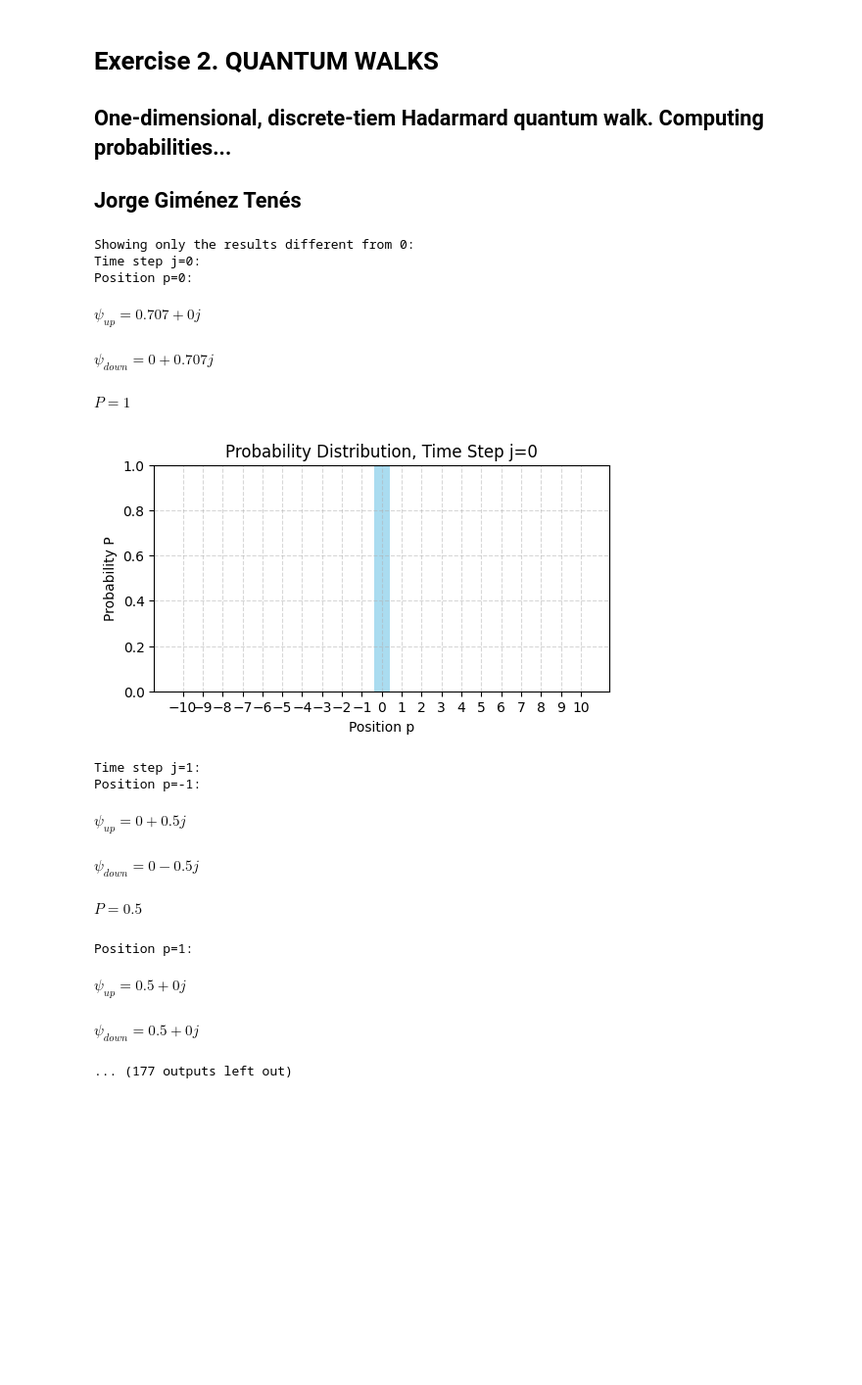
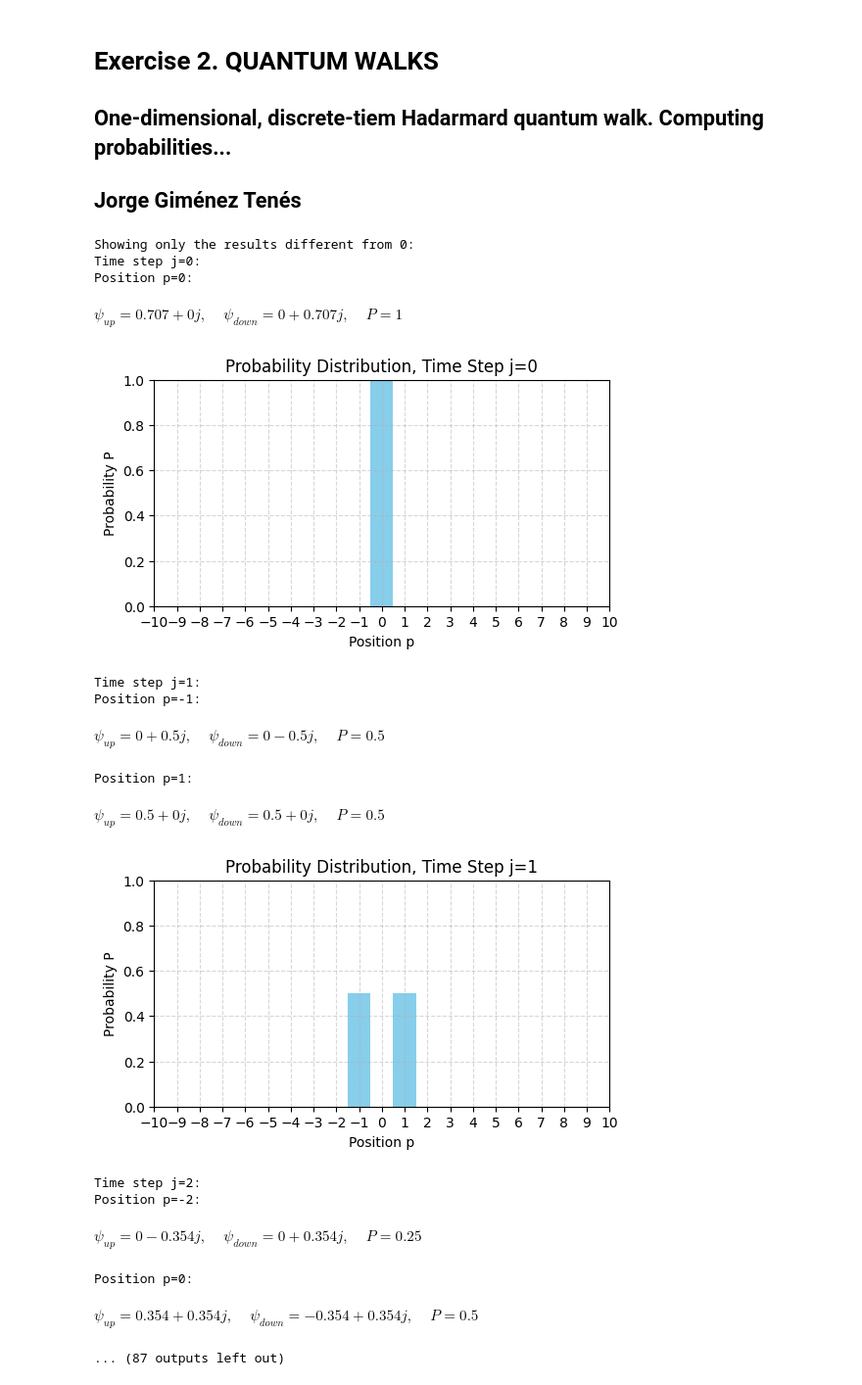
Before and after one commit to jorgite/Quantum_Computing_UIMP, a Jupyter notebook: exercise2_evaluationUD3-4.ipynb, the cells around one changed output. Shown at 98% size. Saved outputs shown, nothing was run; the diff lists cells and outputs as text; code cells hidden in the pictures; blank space fills up the shorter version.

```diff
--- a/exercise2_evaluationUD3-4.ipynb
+++ b/exercise2_evaluationUD3-4.ipynb
@@ -29,50 +29,46 @@ phi_down[jmax]=1j/np.sqrt(2) # initial condition: all amplitude at position 0, h
 # %%
 # EVOLUTION RULES
 
 print("Showing only the results different from 0:")
 for j in range(0, jmax-1):  # loop over time steps
    print(f"Time step j={j}:")
    for p in range(0, 2*jmax):  # loop over positions
       phi_up[p,j+1]=1/np.sqrt(2)*(phi_up[p-1,j]+phi_down[p+1,j])  # evolution rule for spin up
       phi_down[p,j+1]=1/np.sqrt(2)*(phi_up[p-1,j]-phi_down[p+1,j])  # evolution rule for spin down
       P[p, j]=np.abs(phi_up[p, j])**2+np.abs(phi_down[p, j])**2  # calculate probability amplitude
        # SHOWING RESULTS
       if phi_up[p,j] != 0:
          print(f"Position p={p-jmax}:")
-         latex_str = fr"\psi_{{up}}={phi_up[p,j]:.3g}"
-         display(Math(latex_str))
-      if phi_down[p,j] != 0:
-         latex_str = fr"\psi_{{down}}={phi_down[p,j]:.3g}"
-         display(Math(latex_str))
-      if P[p,j] != 0:
-         latex_str = fr"P={P[p,j]:.3g}"
+         latex_str = fr"\psi_{{up}}={phi_up[p,j]:.3g}, \;\;\;\; \psi_{{down}}={phi_down[p,j]:.3g}, \;\;\;\; P={P[p,j]:.3g}"
          display(Math(latex_str))
    # plotting the probability distribution at each time step
    positions = np.arange(len(P[:, j])) - jmax
    plt.figure(figsize=(6, 3))
-   plt.bar(positions, P[:, j], width=0.8, color='skyblue', alpha=0.7)  # nicer color
+   plt.bar(positions, P[:, j], width=1, color='skyblue', alpha=1)
    plt.title(f'Probability Distribution, Time Step j={j}')
    plt.xlabel('Position p')
    plt.ylabel('Probability P')
+   plt.xlim(-jmax, jmax)
    plt.ylim(0, 1)
    plt.grid(True, linestyle='--', alpha=0.5)
    plt.xticks(positions)  # ensures correct x-ticks
    plt.show()
    print("\n")
 # %% [output]
 Showing only the results different from 0:
 Time step j=0:
 Position p=0:
-$\displaystyle \psi_{up}=0.707+0j$
+$\displaystyle \psi_{up}=0.707+0j, \;\;\;\; \psi_{down}=0+0.707j, \;\;\;\; P=1$
-$\displaystyle \psi_{down}=0+0.707j$
-$\displaystyle P=1$
-[figure, old version]
+[figure, new version]
 Time step j=1:
 Position p=-1:
+$\displaystyle \psi_{up}=0+0.5j, \;\;\;\; \psi_{down}=0-0.5j, \;\;\;\; P=0.5$
+Position p=1:
+$\displaystyle \psi_{up}=0.5+0j, \;\;\;\; \psi_{down}=0.5+0j, \;\;\;\; P=0.5$
+[figure, added]
+Time step j=2:
+Position p=-2:
-$\displaystyle \psi_{up}=0+0.5j$
+$\displaystyle \psi_{up}=0-0.354j, \;\;\;\; \psi_{down}=0+0.354j, \;\;\;\; P=0.25$
+Position p=0:
-$\displaystyle \psi_{down}=0-0.5j$
+$\displaystyle \psi_{up}=0.354+0.354j, \;\;\;\; \psi_{down}=-0.354+0.354j, \;\;\;\; P=0.5$
-$\displaystyle P=0.5$
-Position p=1:
-$\displaystyle \psi_{up}=0.5+0j$
-$\displaystyle \psi_{down}=0.5+0j$
-... (177 outputs left out)
+... (87 outputs left out)
```
